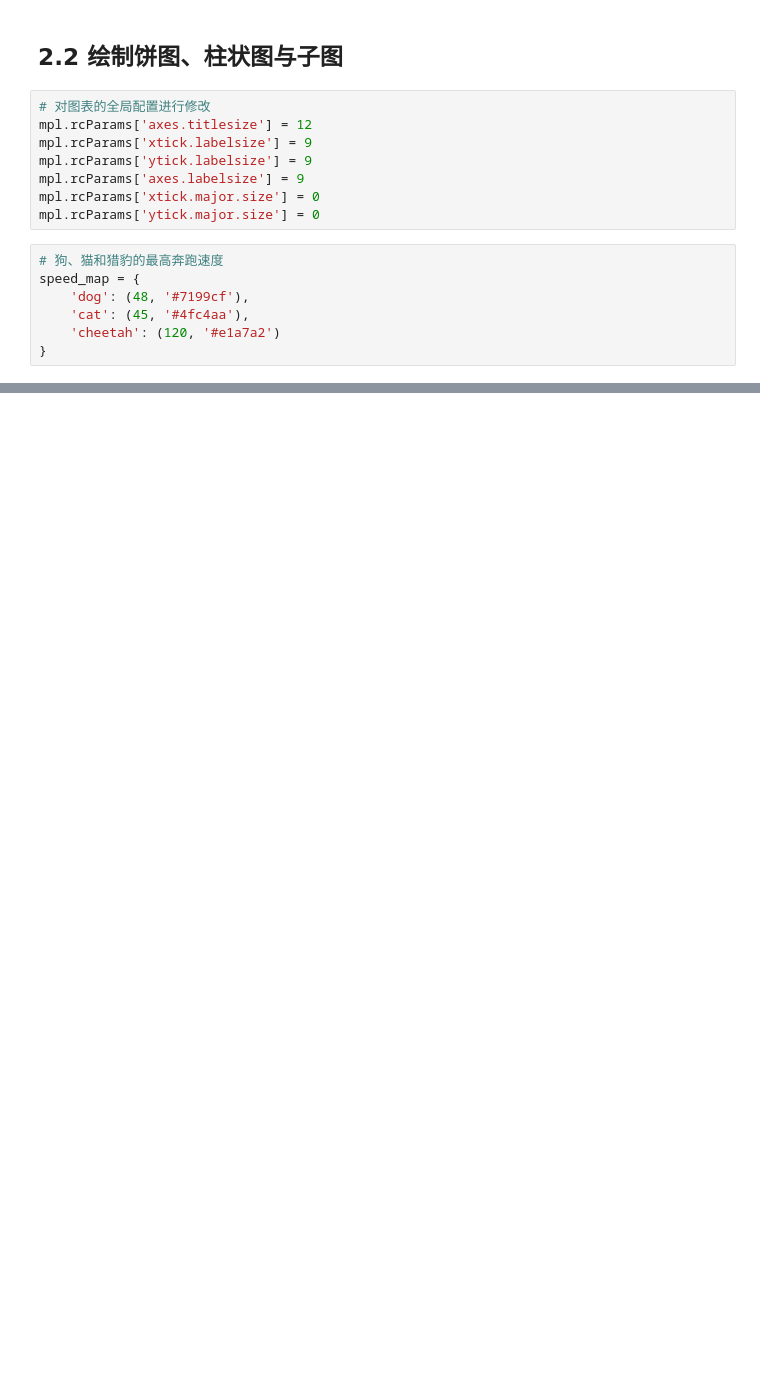
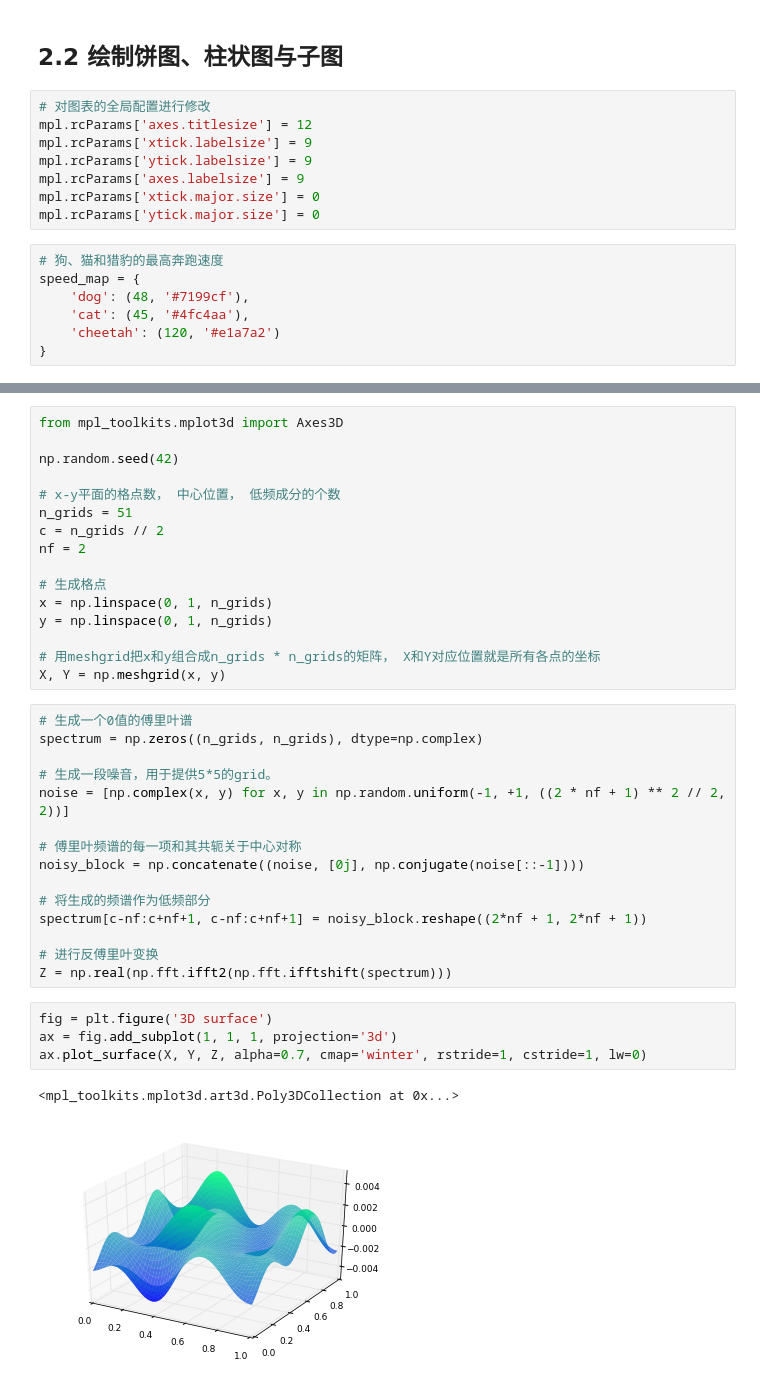
Before and after one commit to liuii/ProbRobotics, a Jupyter notebook: notebooks/00Basic/matplotlib.ipynb, the cells around one changed output, grey strips where cells are left out. Drawn from its saved outputs; the diff is of its cells as text; blank space fills up the shorter version.

```diff
--- a/notebooks/00Basic/matplotlib.ipynb
+++ b/notebooks/00Basic/matplotlib.ipynb
@@ -152,0 +150,38 @@ ax.pie(speeds, labels=labels, colors=colors)
+# %%
+from mpl_toolkits.mplot3d import Axes3D
+
+np.random.seed(42)
+
+# x-y平面的格点数， 中心位置， 低频成分的个数
+n_grids = 51
+c = n_grids // 2
+nf = 2
+
+# 生成格点
+x = np.linspace(0, 1, n_grids)
+y = np.linspace(0, 1, n_grids)
+
+# 用meshgrid把x和y组合成n_grids * n_grids的矩阵， X和Y对应位置就是所有各点的坐标
+X, Y = np.meshgrid(x, y)
+# %%
+# 生成一个0值的傅里叶谱
+spectrum = np.zeros((n_grids, n_grids), dtype=np.complex)
+
+# 生成一段噪音，用于提供5*5的grid。
+noise = [np.complex(x, y) for x, y in np.random.uniform(-1, +1, ((2 * nf + 1) ** 2 // 2, 2))]
+
+# 傅里叶频谱的每一项和其共轭关于中心对称
+noisy_block = np.concatenate((noise, [0j], np.conjugate(noise[::-1])))
+
+# 将生成的频谱作为低频部分
+spectrum[c-nf:c+nf+1, c-nf:c+nf+1] = noisy_block.reshape((2*nf + 1, 2*nf + 1))
+
+# 进行反傅里叶变换
+Z = np.real(np.fft.ifft2(np.fft.ifftshift(spectrum)))
+# %%
+fig = plt.figure('3D surface')
+ax = fig.add_subplot(1, 1, 1, projection='3d')
+ax.plot_surface(X, Y, Z, alpha=0.7, cmap='winter', rstride=1, cstride=1, lw=0)
+# %% [output]
+<mpl_toolkits.mplot3d.art3d.Poly3DCollection at 0x...>
+[figure, added]
```
Also changed, not shown: parts of 10 cells of this notebook, 1 other file.
